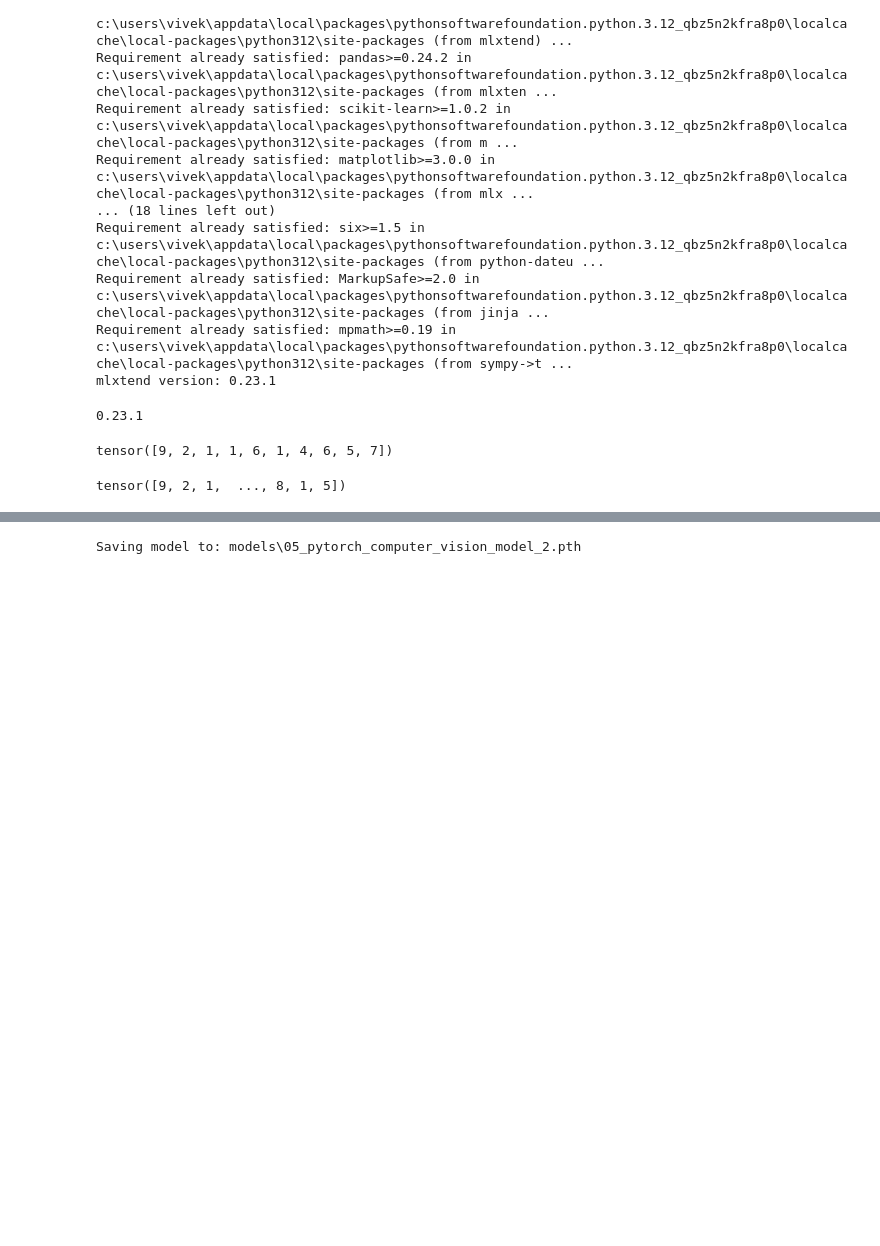
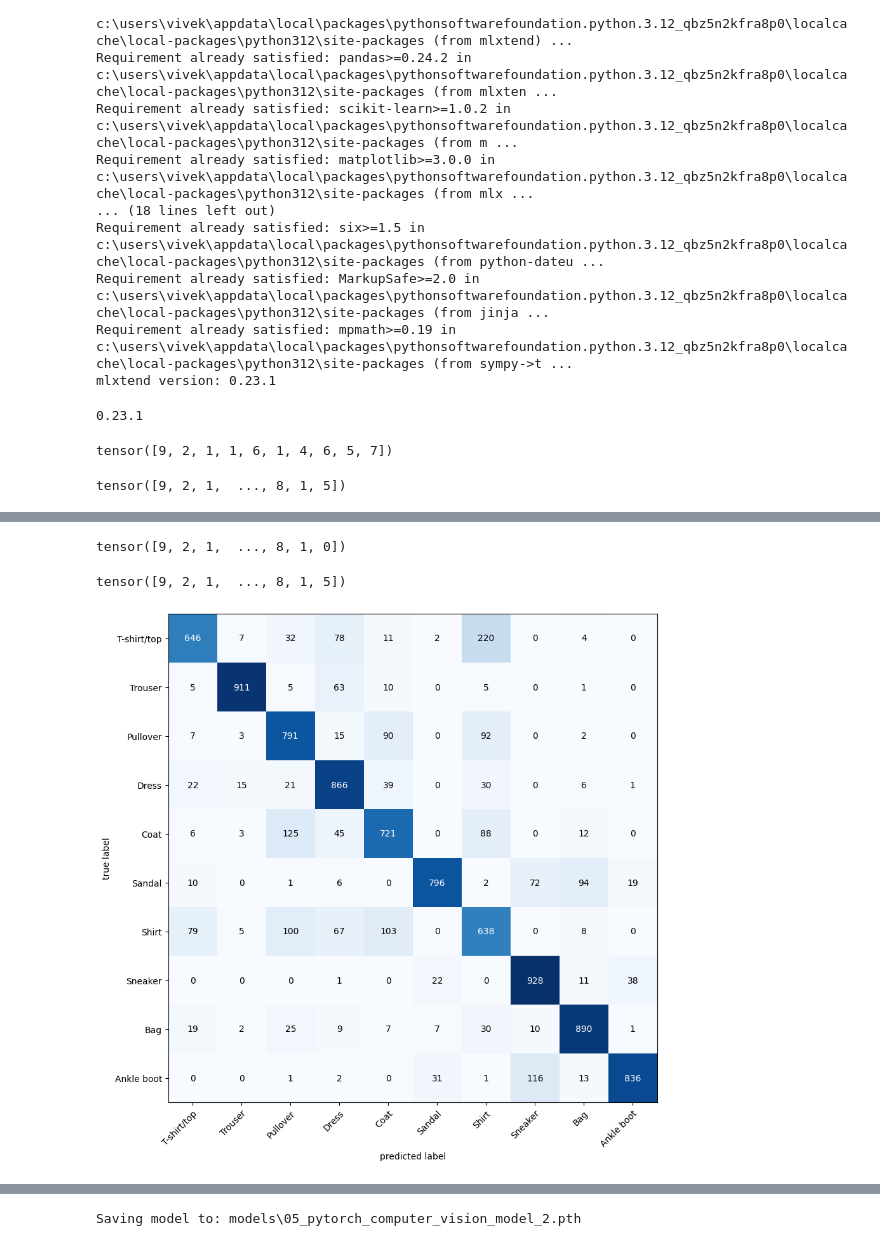
Before and after one commit to Vivekyadav199/Pytorch, a Jupyter notebook: Pytorch05.ipynb, the cells around one changed output, grey strips where cells are left out. Cells and saved outputs as stored; diff of their text form; code cells hidden in the pictures; blank space fills up the shorter version.

Commit message:
finally the graph without any error

```diff
--- a/Pytorch05.ipynb
+++ b/Pytorch05.ipynb
@@ -1208,15 +1221,25 @@ tensor([9, 2, 1,  ..., 8, 1, 5])
+# %%
+y_pred_tensor
+# %% [output]
+tensor([9, 2, 1,  ..., 8, 1, 0])
+# %%
+test_data.targets
+# %% [output]
+tensor([9, 2, 1,  ..., 8, 1, 5])
 # %%
-# from torchmetrics import ConfusionMatrix
-# from mlxtend.plotting import plot_confusion_matrix
+from torchmetrics import ConfusionMatrix
+from mlxtend.plotting import plot_confusion_matrix
 
-# # 2. Setup confusion matrix instance and compare predictions to targets
-# confmat = ConfusionMatrix(num_classes=len(class_names), task='multiclass')
-# confmat_tensor = confmat(preds=y_pred_tensor,
-#                          target=test_data.targets)
+# 2. Setup confusion matrix instance and compare predictions to targets
+confmat = ConfusionMatrix(num_classes=len(class_names), task='multiclass')
+confmat_tensor = confmat(preds=y_pred_tensor,
+                         target=test_data.targets)
 
-# # 3. Plot the confusion matrix
-# fig, ax = plot_confusion_matrix(
-#     conf_mat=confmat_tensor.numpy(), # matplotlib likes working with NumPy
-#     class_names=class_names, # turn the row and column labels into class names
-#     figsize=(10, 7)
-# );
+# 3. Plot the confusion matrix
+fig, ax = plot_confusion_matrix(
+    conf_mat=confmat_tensor.numpy(), # matplotlib likes working with NumPy
+    class_names=class_names, # turn the row and column labels into class names
+    figsize=(10, 10)
+);
+# %% [output]
+[figure, added]
```
Also changed, not shown: parts of 19 cells of this notebook, 1 other file.
